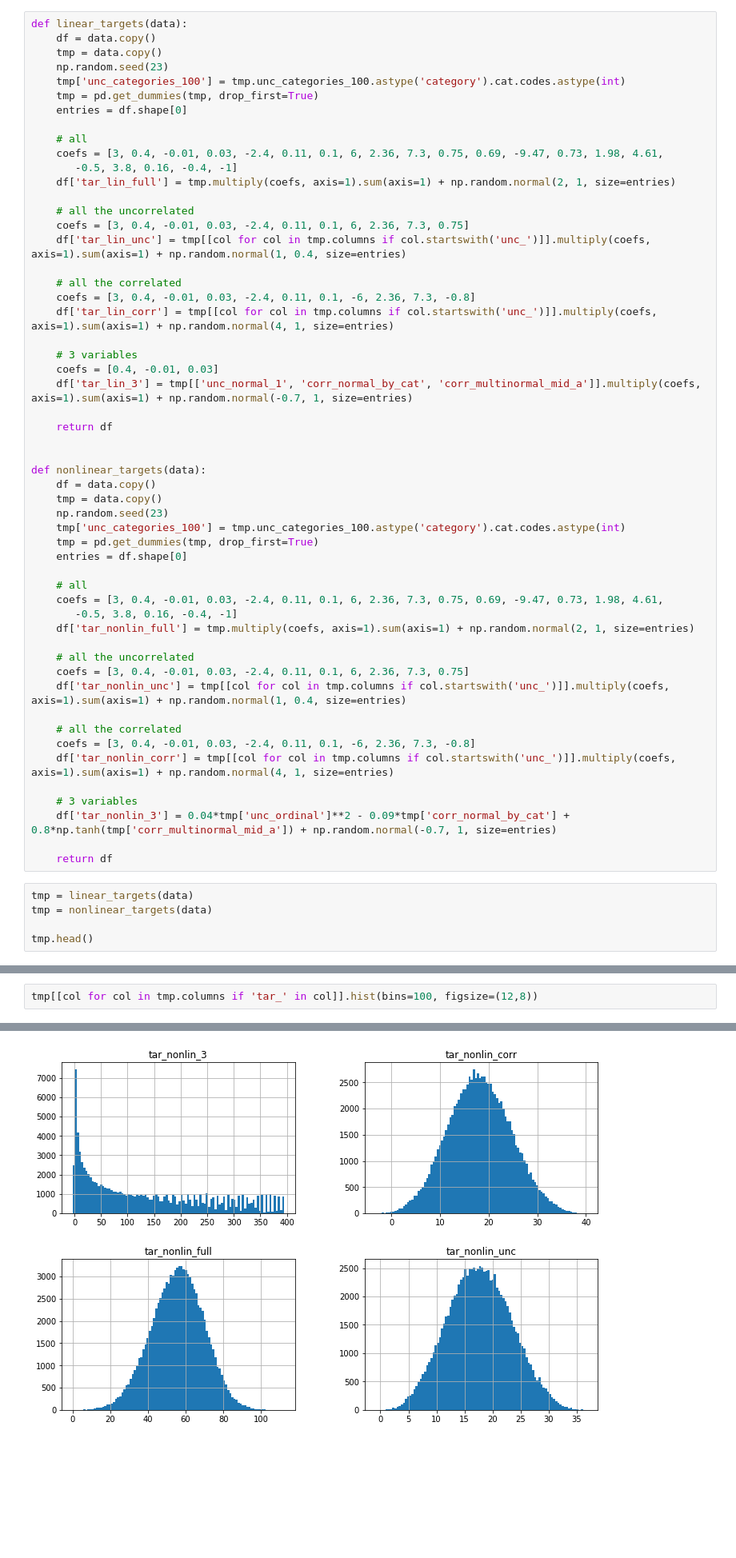
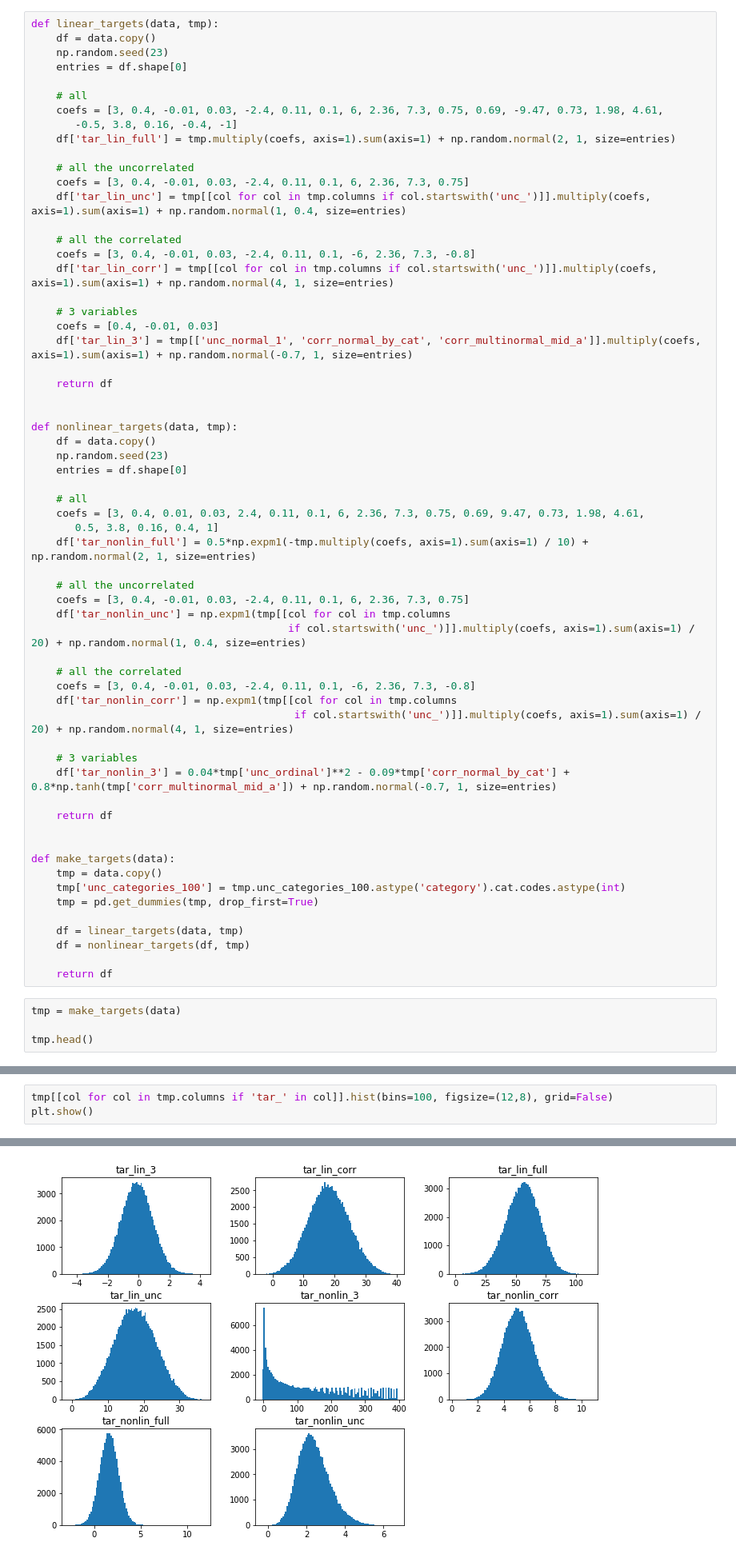
Before and after one commit to lucabasa/ML-algorithms-and-experiments, a Jupyter notebook: 01 - data_generation.ipynb, the cells around one changed output, grey strips where cells are left out. Shown: that part at 80% size. Saved outputs shown, nothing was run; the diff lists cells and outputs as text; blank space fills up the shorter version.

Commit message:
nonlinear targets

```diff
--- a/01 - data_generation.ipynb
+++ b/01 - data_generation.ipynb
@@ -163,12 +163,9 @@ data[[col for col in data.columns if 'corr_' in col]].corr()
 # %% [markdown]
 # Target variables creation
 # %%
-def linear_targets(data):
+def linear_targets(data, tmp):
     df = data.copy()
-    tmp = data.copy()
     np.random.seed(23)
-    tmp['unc_categories_100'] = tmp.unc_categories_100.astype('category').cat.codes.astype(int)
-    tmp = pd.get_dummies(tmp, drop_first=True)
     entries = df.shape[0]
 
     # all
@@ -191,34 +188,43 @@ def linear_targets(data):
     return df
 
 
-def nonlinear_targets(data):
+def nonlinear_targets(data, tmp):
     df = data.copy()
-    tmp = data.copy()
     np.random.seed(23)
-    tmp['unc_categories_100'] = tmp.unc_categories_100.astype('category').cat.codes.astype(int)
-    tmp = pd.get_dummies(tmp, drop_first=True)
     entries = df.shape[0]
 
     # all
-    coefs = [3, 0.4, -0.01, 0.03, -2.4, 0.11, 0.1, 6, 2.36, 7.3, 0.75, 0.69, -9.47, 0.73, 1.98, 4.61,
-       -0.5, 3.8, 0.16, -0.4, -1]
-    df['tar_nonlin_full'] = tmp.multiply(coefs, axis=1).sum(axis=1) + np.random.normal(2, 1, size=entries)
+    coefs = [3, 0.4, 0.01, 0.03, 2.4, 0.11, 0.1, 6, 2.36, 7.3, 0.75, 0.69, 9.47, 0.73, 1.98, 4.61,
+       0.5, 3.8, 0.16, 0.4, 1]
+    df['tar_nonlin_full'] = 0.5*np.expm1(-tmp.multiply(coefs, axis=1).sum(axis=1) / 10) + np.random.normal(2, 1, size=entries)
 
     # all the uncorrelated
     coefs = [3, 0.4, -0.01, 0.03, -2.4, 0.11, 0.1, 6, 2.36, 7.3, 0.75]
-    df['tar_nonlin_unc'] = tmp[[col for col in tmp.columns if col.startswith('unc_')]].multiply(coefs, axis=1).sum(axis=1) + np.random.normal(1, 0.4, size=entries)
+    df['tar_nonlin_unc'] = np.expm1(tmp[[col for col in tmp.columns
+                                         if col.startswith('unc_')]].multiply(coefs, axis=1).sum(axis=1) / 20) + np.random.normal(1, 0.4, size=entries)
 
     # all the correlated
     coefs = [3, 0.4, -0.01, 0.03, -2.4, 0.11, 0.1, -6, 2.36, 7.3, -0.8]
-    df['tar_nonlin_corr'] = tmp[[col for col in tmp.columns if col.startswith('unc_')]].multiply(coefs, axis=1).sum(axis=1) + np.random.normal(4, 1, size=entries)
+    df['tar_nonlin_corr'] = np.expm1(tmp[[col for col in tmp.columns
+                                          if col.startswith('unc_')]].multiply(coefs, axis=1).sum(axis=1) / 20) + np.random.normal(4, 1, size=entries)
 
     # 3 variables
     df['tar_nonlin_3'] = 0.04*tmp['unc_ordinal']**2 - 0.09*tmp['corr_normal_by_cat'] + 0.8*np.tanh(tmp['corr_multinormal_mid_a']) + np.random.normal(-0.7, 1, size=entries)
 
     return df
+
+
+def make_targets(data):
+    tmp = data.copy()
+    tmp['unc_categories_100'] = tmp.unc_categories_100.astype('category').cat.codes.astype(int)
+    tmp = pd.get_dummies(tmp, drop_first=True)
+
+    df = linear_targets(data, tmp)
+    df = nonlinear_targets(df, tmp)
+
+    return df
 # %%
-tmp = linear_targets(data)
-tmp = nonlinear_targets(data)
+tmp = make_targets(data)
 
 tmp.head()
 # %% [output]
@@ -229,5 +235,6 @@ tmp.head()
 | 3 | 0.474317 | 10.710674 | 3.307999 | 28.968660 | 1 | d | ... |
 | 4 | 0.350836 | 9.140127 | 1.827119 | 28.887216 | 0 | d | ... |
 # %%
-tmp[[col for col in tmp.columns if 'tar_' in col]].hist(bins=100, figsize=(12,8))
+tmp[[col for col in tmp.columns if 'tar_' in col]].hist(bins=100, figsize=(12,8), grid=False)
+plt.show()
 # %% [output]
@@ -239 +241 @@ array([[<matplotlib.axes._subplots.AxesSubplot object at 0x...>,
-[figure, old version]
+[figure, new version]
```
Also changed, not shown: parts of 3 cells of this notebook.
